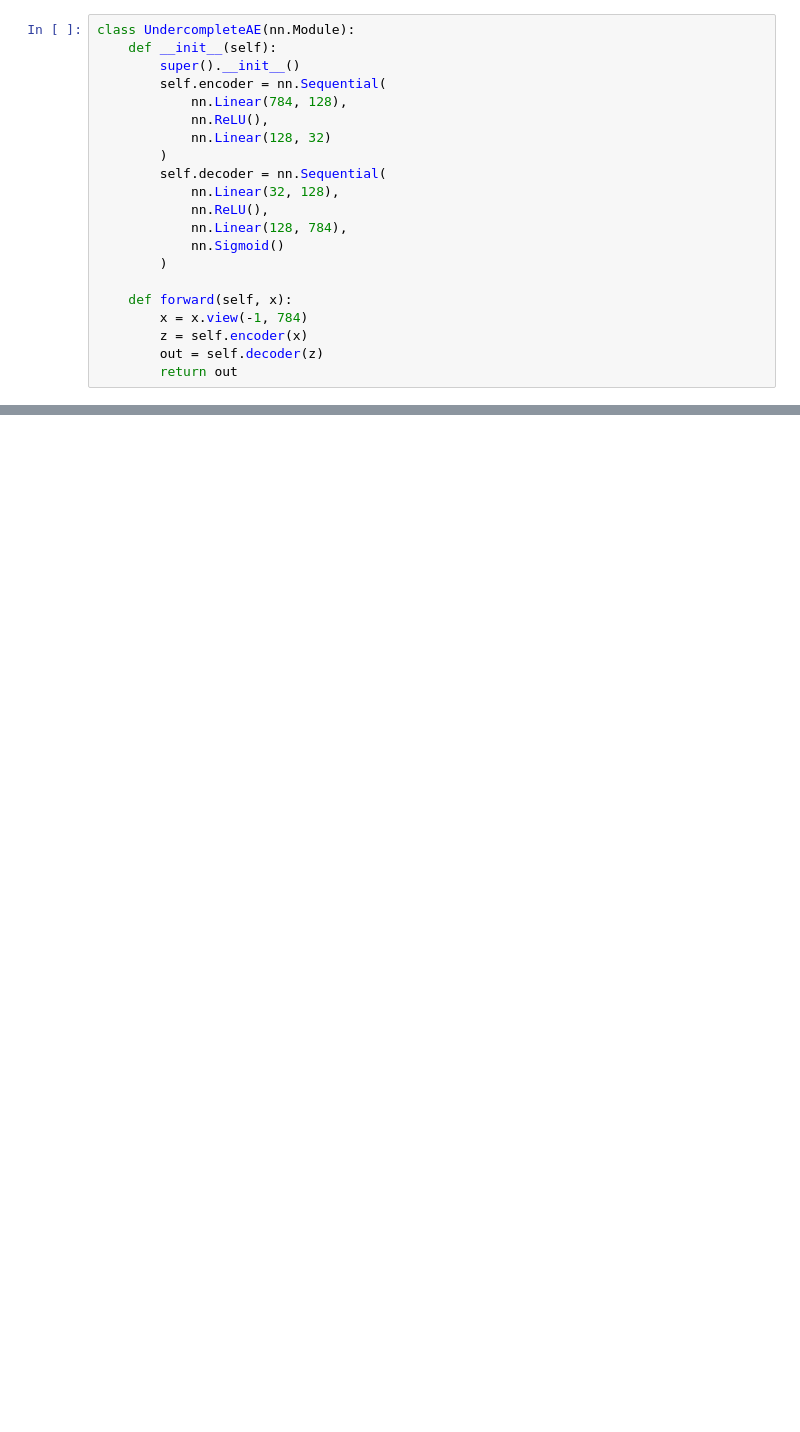
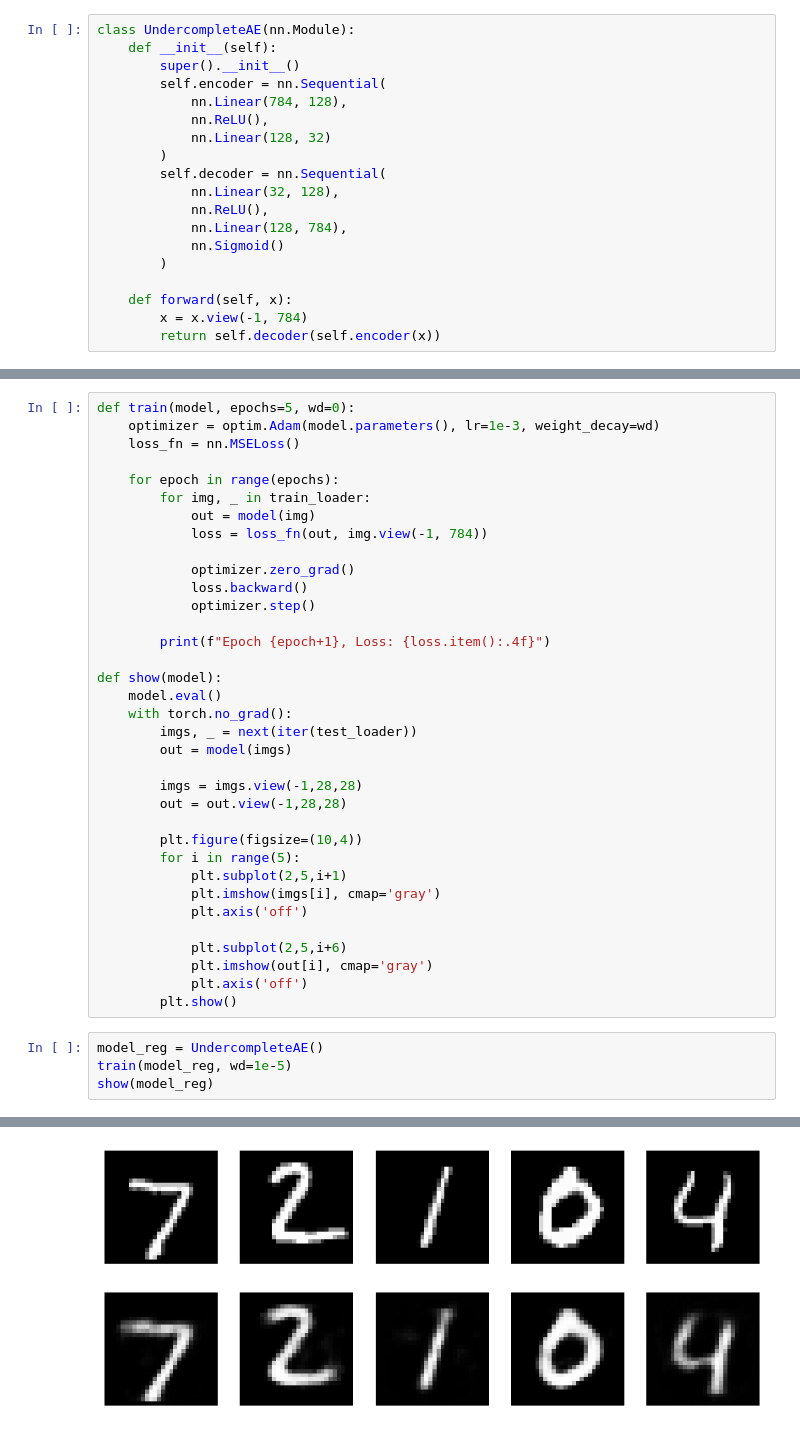
Before and after one commit to harshitha020505/DLLAB, a Jupyter notebook: DLLAB10.ipynb, the cells around one changed output, grey strips where cells are left out. Saved outputs shown, nothing was run; the diff lists cells and outputs as text; blank space fills up the shorter version.

```diff
--- a/DLLAB10.ipynb
+++ b/DLLAB10.ipynb
@@ -32,9 +34,7 @@ class UndercompleteAE(nn.Module):
 
     def forward(self, x):
         x = x.view(-1, 784)
-        z = self.encoder(x)
-        out = self.decoder(z)
-        return out
+        return self.decoder(self.encoder(x))
 # %%
 class OvercompleteAE(nn.Module):
     def __init__(self):
@@ -57,0 +57,40 @@ class OvercompleteAE(nn.Module):
+# %%
+def train(model, epochs=5, wd=0):
+    optimizer = optim.Adam(model.parameters(), lr=1e-3, weight_decay=wd)
+    loss_fn = nn.MSELoss()
+
+    for epoch in range(epochs):
+        for img, _ in train_loader:
+            out = model(img)
+            loss = loss_fn(out, img.view(-1, 784))
+
+            optimizer.zero_grad()
+            loss.backward()
+            optimizer.step()
+
+        print(f"Epoch {epoch+1}, Loss: {loss.item():.4f}")
+
+def show(model):
+    model.eval()
+    with torch.no_grad():
+        imgs, _ = next(iter(test_loader))
+        out = model(imgs)
+
+        imgs = imgs.view(-1,28,28)
+        out = out.view(-1,28,28)
+
+        plt.figure(figsize=(10,4))
+        for i in range(5):
+            plt.subplot(2,5,i+1)
+            plt.imshow(imgs[i], cmap='gray')
+            plt.axis('off')
+
+            plt.subplot(2,5,i+6)
+            plt.imshow(out[i], cmap='gray')
+            plt.axis('off')
+        plt.show()
+# %%
+model_reg = UndercompleteAE()
+train(model_reg, wd=1e-5)
+show(model_reg)
+# %% [output]
@@ -58 +102,2 @@ class OvercompleteAE(nn.Module):
+[figure, added]
 # %%
```
Also changed, not shown: parts of 9 cells of this notebook.
